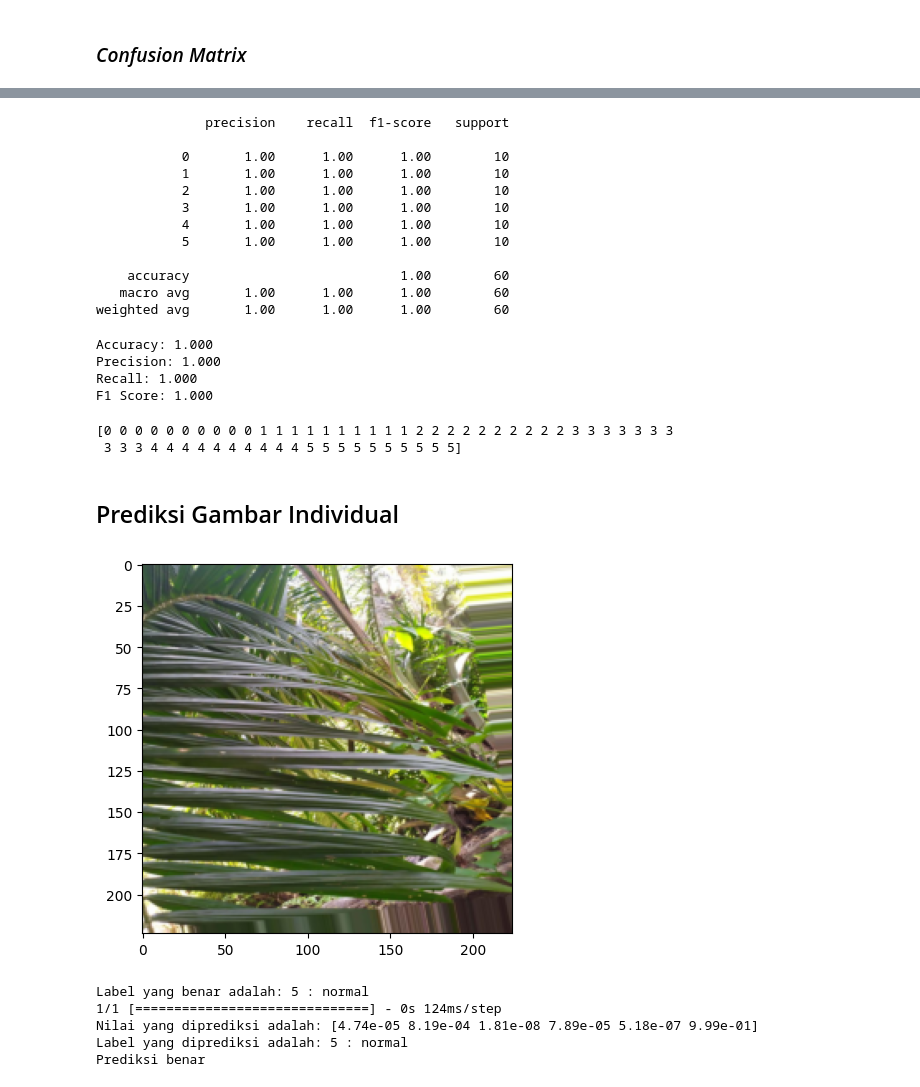
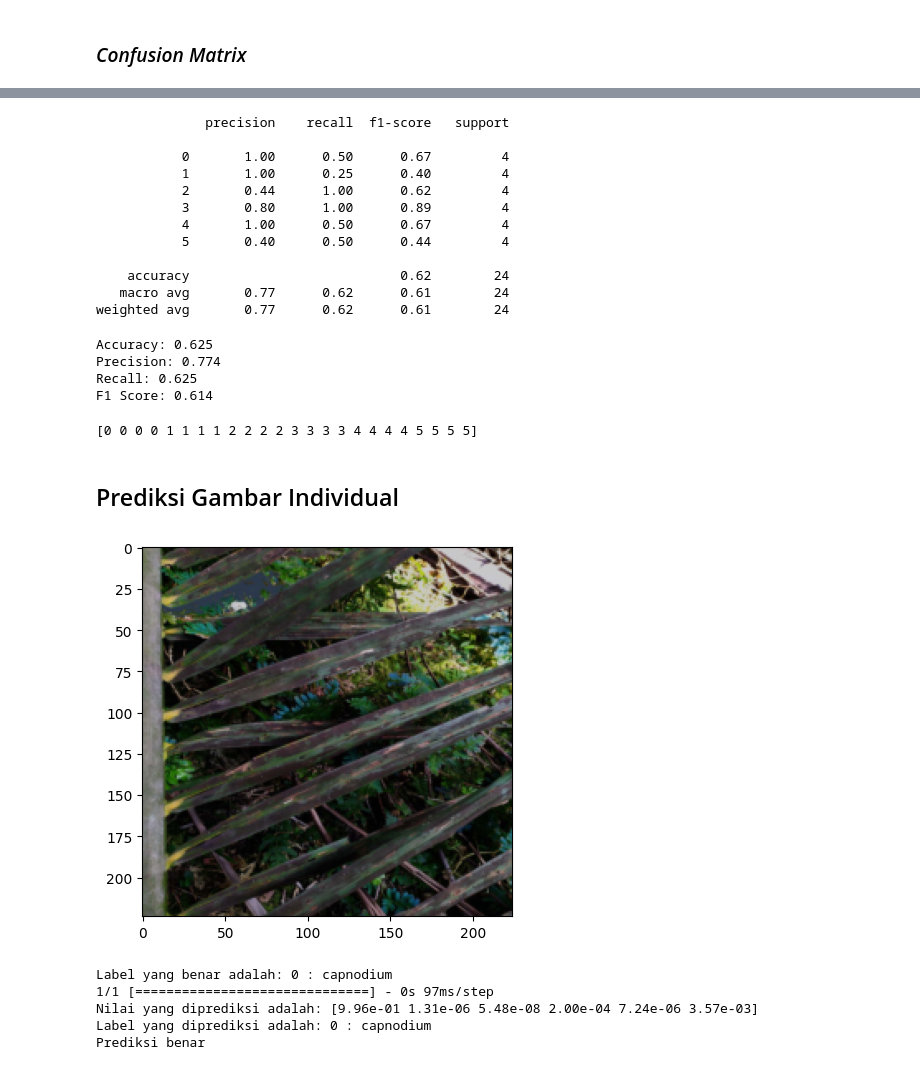
Before and after one commit to sawitHub/sawitHub-machine-learning, a Jupyter notebook: 6 class classification/Klasifikasi_Citra_MobileNet.ipynb, the cells around one changed output, grey strips where cells are left out. Saved outputs shown, nothing was run; the diff lists cells and outputs as text; code cells hidden in the pictures.

Commit message:
fix flow, split then augment train-val set

```diff
--- a/6 class classification/Klasifikasi_Citra_MobileNet.ipynb
+++ b/6 class classification/Klasifikasi_Citra_MobileNet.ipynb
@@ -123,7 +125,7 @@ Text(0.5, 1.0, 'normal')
 #Memuat dataset pelatihan
 IMAGE_SIZE = 224
 BATCH_SIZE = 128
-base_dir = os.path.join('augmented-splitted-dataset/train')
+base_dir = os.path.join('splitted-dataset/train-augmented')
 
 datagen = tf.keras.preprocessing.image.ImageDataGenerator(
     rescale=1./255,
@@ -153,9 +155,9 @@ y_test = []
 labels = ['capnodium', 'cochliobolus', 'culvularia','drecshlera', 'hara', 'normal']
 
 for i,label in enumerate(labels):
-    folder = os.path.join("augmented-splitted-dataset/test",label)
+    folder = os.path.join("splitted-dataset/test",label)
     files = sorted(os.listdir(folder))
-    files = [x for x in files if x.endswith(".jpeg")]
+    files = [x for x in files if x.endswith(".jpg")]
     for k,file in enumerate(files):
         image_path = os.path.join(folder, file)
 
@@ -464,16 +465,16 @@ print(classification_report(y_true, y_pred))
 # %% [output]
               precision    recall  f1-score   support
 
-           0       1.00      1.00      1.00        10
-           1       1.00      1.00      1.00        10
-           2       1.00      1.00      1.00        10
-           3       1.00      1.00      1.00        10
-           4       1.00      1.00      1.00        10
-           5       1.00      1.00      1.00        10
+           0       1.00      0.50      0.67         4
+           1       1.00      0.25      0.40         4
+           2       0.44      1.00      0.62         4
+           3       0.80      1.00      0.89         4
+           4       1.00      0.50      0.67         4
+           5       0.40      0.50      0.44         4
 
-    accuracy                           1.00        60
-   macro avg       1.00      1.00      1.00        60
-weighted avg       1.00      1.00      1.00        60
+    accuracy                           0.62        24
+   macro avg       0.77      0.62      0.61        24
+weighted avg       0.77      0.62      0.61        24
 # %%
 from sklearn.metrics import precision_score, recall_score, f1_score, accuracy_score
 
@@ -482,38 +483,37 @@ print('Precision: %.3f' % precision_score(y_true, y_pred,average='weighted'))
 print('Recall: %.3f' % recall_score(y_true, y_pred,average='weighted'))
 print('F1 Score: %.3f' % f1_score(y_true, y_pred,average="weighted"))
 # %% [output]
-Accuracy: 1.000
-Precision: 1.000
-Recall: 1.000
-F1 Score: 1.000
+Accuracy: 0.625
+Precision: 0.774
+Recall: 0.625
+F1 Score: 0.614
 # %%
 print((y_true))
 # %% [output]
-[0 0 0 0 0 0 0 0 0 0 1 1 1 1 1 1 1 1 1 1 2 2 2 2 2 2 2 2 2 2 3 3 3 3 3 3 3
- 3 3 3 4 4 4 4 4 4 4 4 4 4 5 5 5 5 5 5 5 5 5 5]
+[0 0 0 0 1 1 1 1 2 2 2 2 3 3 3 3 4 4 4 4 5 5 5 5]
 # %% [markdown]
 ## Prediksi Gambar Individual
 # %%
-n = 59 #Jangan melampaui (nilai dari gambar test - 1)
+n = 2 #Jangan melampaui (nilai dari gambar test - 1)
 
 plt.imshow(X_test[n])
 plt.show()
 
 true_label = np.argmax(y_test2,axis=1)[n]
 print("Label yang benar adalah:",true_label,":",labels[true_label])
 prediction = model.predict(X_test[n][np.newaxis,...])[0]
 print("Nilai yang diprediksi adalah:",prediction)
 predicted_label = np.argmax(prediction)
 print("Label yang diprediksi adalah:",predicted_label,":",labels[predicted_label])
 
 if true_label == predicted_label:
     print("Prediksi benar")
 else:
     print("Prediksi salah")
 # %% [output]
-[figure, old version]
+[figure, new version]
-Label yang benar adalah: 5 : normal
-1/1 [==============================] - 0s 124ms/step
-Nilai yang diprediksi adalah: [4.74e-05 8.19e-04 1.81e-08 7.89e-05 5.18e-07 9.99e-01]
-Label yang diprediksi adalah: 5 : normal
+Label yang benar adalah: 0 : capnodium
+1/1 [==============================] - 0s 97ms/step
+Nilai yang diprediksi adalah: [9.96e-01 1.31e-06 5.48e-08 2.00e-04 7.24e-06 3.57e-03]
+Label yang diprediksi adalah: 0 : capnodium
 Prediksi benar
```
Also changed, not shown: parts of 10 cells of this notebook, 1 other file.
